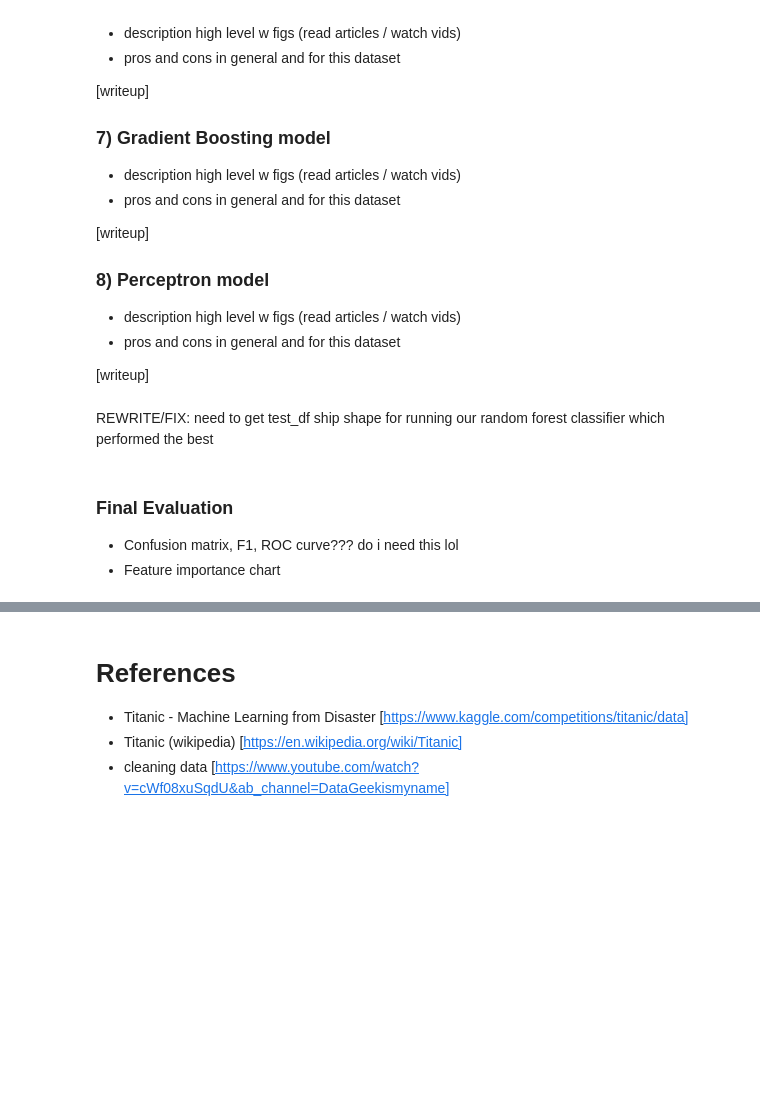
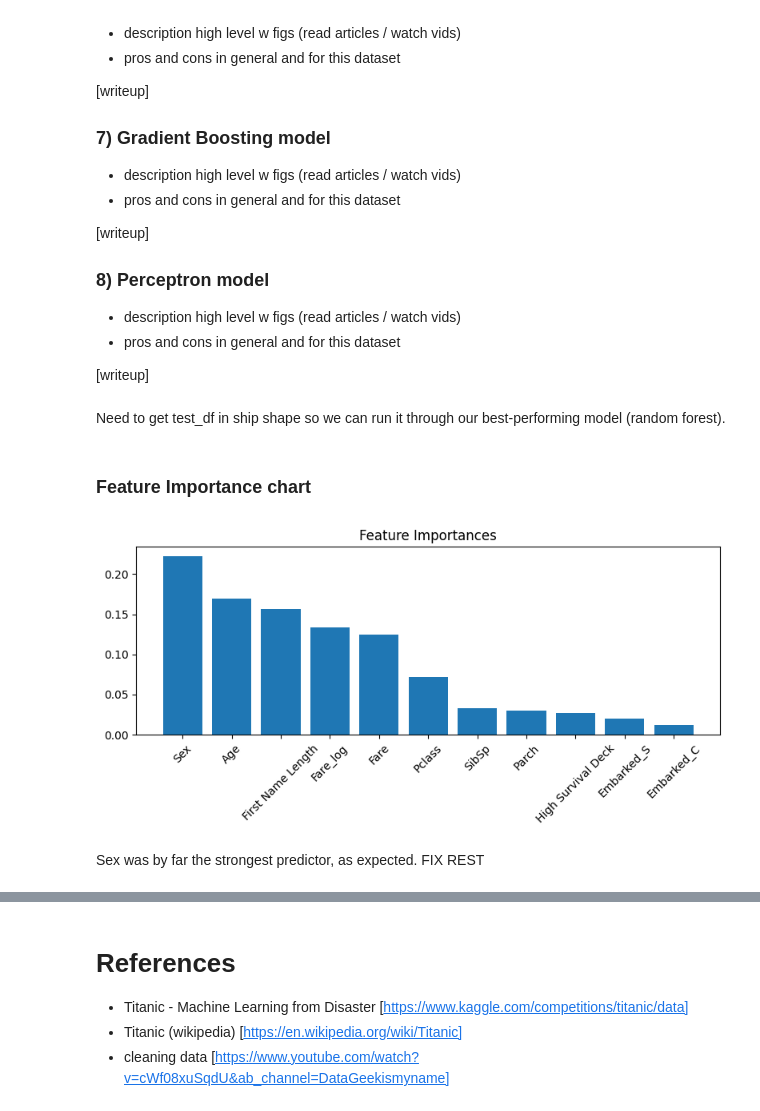
Before and after one commit to ejwang8/titanic-eda-modelling, a Jupyter notebook: titanic-eda-modelling.ipynb, the cells around one changed output, grey strips where cells are left out. Cells and saved outputs as stored; diff of their text form; code cells hidden in the pictures; blank space fills up the shorter version.

```diff
--- a/titanic-eda-modelling.ipynb
+++ b/titanic-eda-modelling.ipynb
@@ -400,7 +358,7 @@ train is all set! now let's fun it to get validation accuracy acros smodels to f
 - Compare accuracy, precision, recall, AUC
 - Pick a best model + explain why
 # %%
-# general code to get CV accuracy of model
+# general code to get CV score of model
 
 def evaluate_model(model, X, y, cv=5, scoring='accuracy'):
     """Evaluate a model using cross-validation."""
@@ -408,7 +366,7 @@ def evaluate_model(model, X, y, cv=5, scoring='accuracy'):
     print(f"{model} Mean: {np.mean(scores)})")
     return scores
 
-X_train = train_df[['PassengerId', 'Pclass', 'Sex', 'Age', 'SibSp', 'Parch', 'Fare', 'Fare_log', 'First Name Length', 'Embarked_C', 'Embarked_S', 'High Survival Deck']]
+X_train = train_df[['Pclass', 'Sex', 'Age', 'SibSp', 'Parch', 'Fare', 'Fare_log', 'First Name Length', 'Embarked_C', 'Embarked_S', 'High Survival Deck']]
 y_train = train_df['Survived']
 # %%
 # Define models
@@ -500,5 +458,5 @@ but first a lil refelction on each model we used and why it prob worked / didn't
 
 [writeup]
 # %% [markdown]
-REWRITE/FIX: need to get test_df ship shape for running our random forest classifier which performed the best
+Need to get test_df in ship shape so we can run it through our best-performing model (random forest).
 # %%
@@ -531,6 +487,18 @@ submission.to_csv('submissions/final_version.csv', index=None)
 # %% [markdown]
-### Final Evaluation
-
-- Confusion matrix, F1, ROC curve??? do i need this lol
-- Feature importance chart
+### Feature Importance chart
+# %%
+importances = model.feature_importances_
+features = X_train.columns
+indices = np.argsort(importances)[::-1]
+
+plt.figure(figsize=(8, 4))
+plt.title("Feature Importances")
+plt.bar(range(len(features)), importances[indices], align="center")
+plt.xticks(range(len(features)), features[indices], rotation=45)
+plt.tight_layout()
+plt.show()
+# %% [output]
+[figure, added]
+# %% [markdown]
+Sex was by far the strongest predictor, as expected. FIX REST
 # %% [markdown]
```
Also changed, not shown: parts of 24 cells of this notebook, 6 other files.
